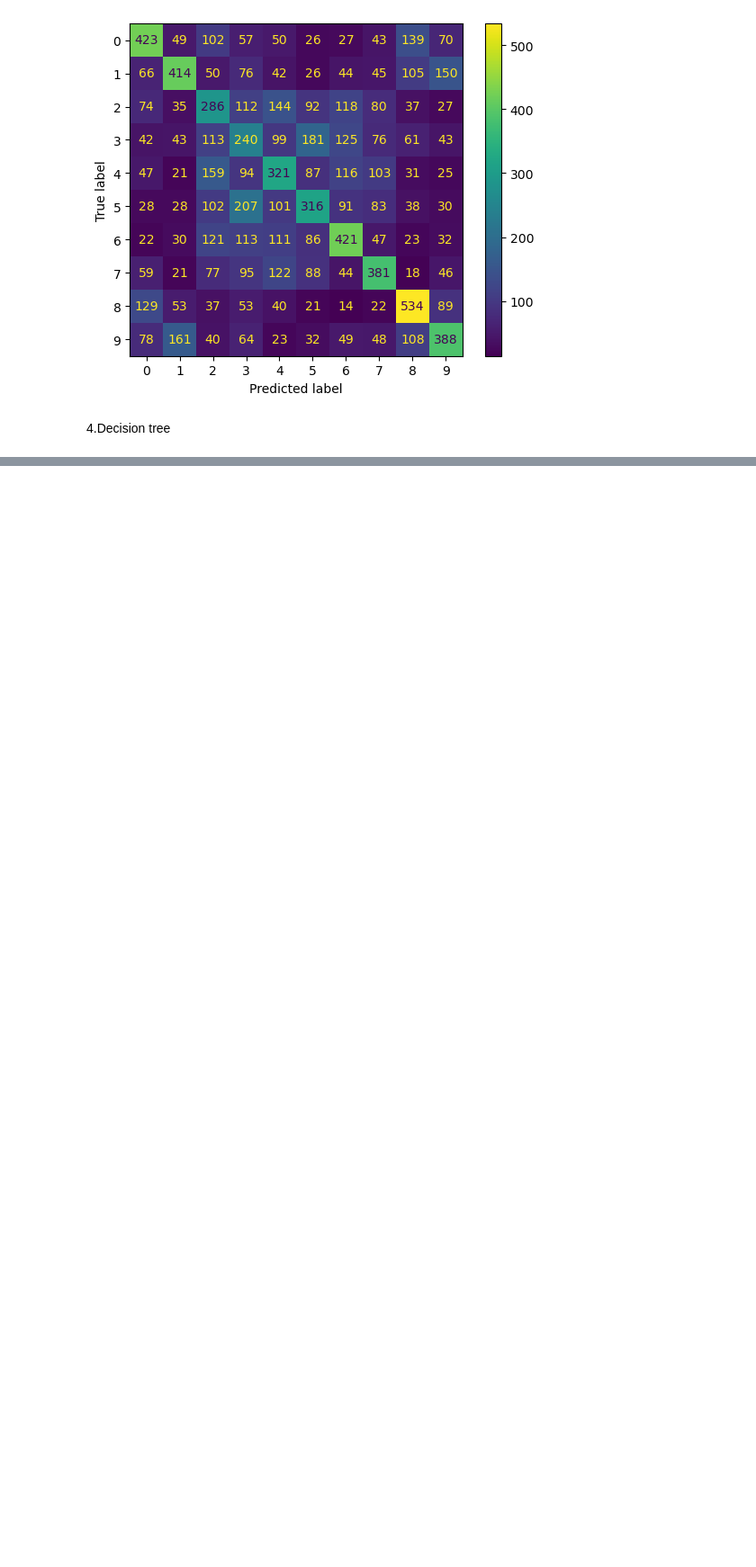
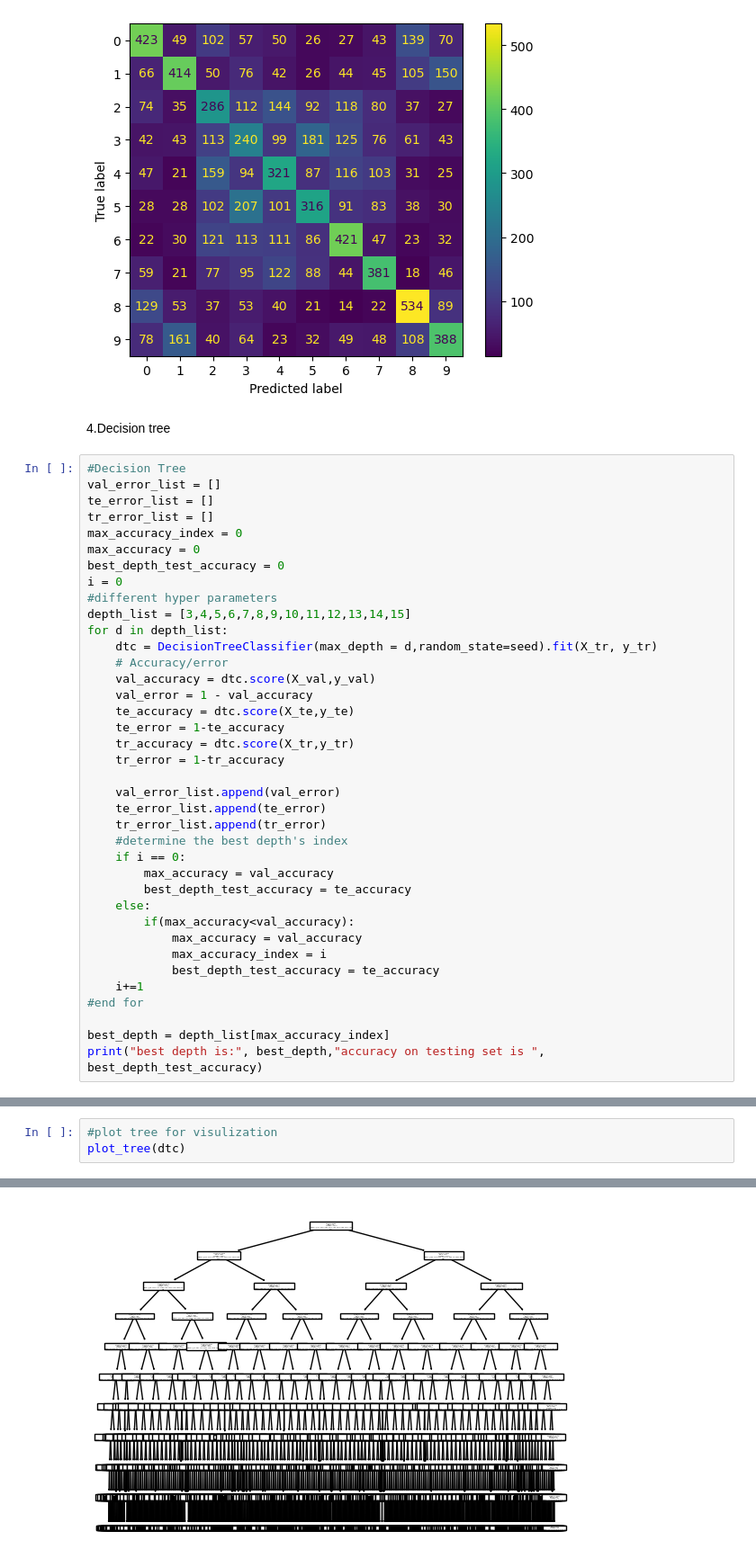
Before and after one commit to atran10TF/CS178Project, a Jupyter notebook: Project.ipynb, the cells around one changed output, grey strips where cells are left out. Shown at 90% size. Drawn from its saved outputs; the diff is of its cells as text; blank space fills up the shorter version.

```diff
--- a/Project.ipynb
+++ b/Project.ipynb
@@ -277,3 +281,41 @@ roc_auc_score: 0.79068
 [figure]
 # %% [markdown]
 4.Decision tree
+# %%
+#Decision Tree
+val_error_list = []
+te_error_list = []
+tr_error_list = []
+max_accuracy_index = 0
+max_accuracy = 0
+best_depth_test_accuracy = 0
+i = 0
+#different hyper parameters
+depth_list = [3,4,5,6,7,8,9,10,11,12,13,14,15]
+for d in depth_list:
+    dtc = DecisionTreeClassifier(max_depth = d,random_state=seed).fit(X_tr, y_tr)
+    # Accuracy/error
+    val_accuracy = dtc.score(X_val,y_val)
+    val_error = 1 - val_accuracy
+    te_accuracy = dtc.score(X_te,y_te)
+    te_error = 1-te_accuracy
+    tr_accuracy = dtc.score(X_tr,y_tr)
+    tr_error = 1-tr_accuracy
+
+    val_error_list.append(val_error)
+    te_error_list.append(te_error)
+    tr_error_list.append(tr_error)
+    #determine the best depth's index
+    if i == 0:
+        max_accuracy = val_accuracy
+        best_depth_test_accuracy = te_accuracy
+    else:
+        if(max_accuracy<val_accuracy):
+            max_accuracy = val_accuracy
+            max_accuracy_index = i
+            best_depth_test_accuracy = te_accuracy
+    i+=1
+#end for
+
+best_depth = depth_list[max_accuracy_index]
+print("best depth is:", best_depth,"accuracy on testing set is ", best_depth_test_accuracy)
@@ -279,0 +326,4 @@ roc_auc_score: 0.79068
+# %%
+#plot tree for visulization
+plot_tree(dtc)
+# %% [output]
@@ -279,0 +347 @@ roc_auc_score: 0.79068
+[figure, added]
```
Also changed, not shown: parts of 17 cells of this notebook.
